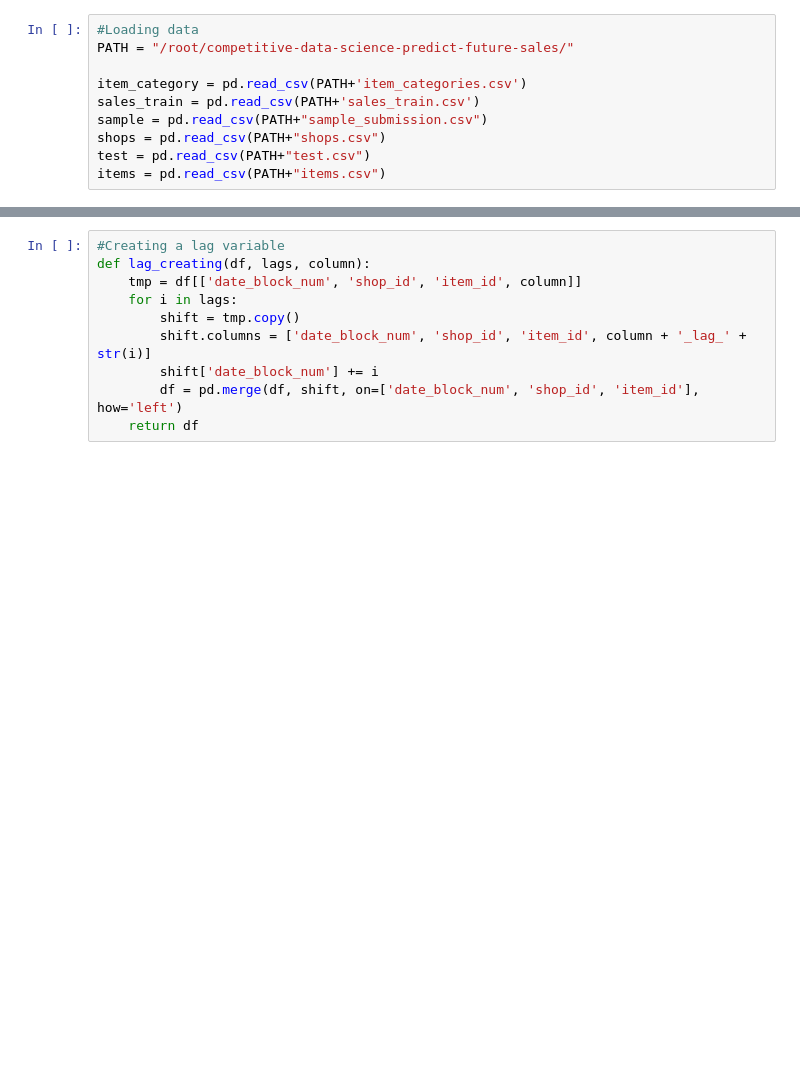
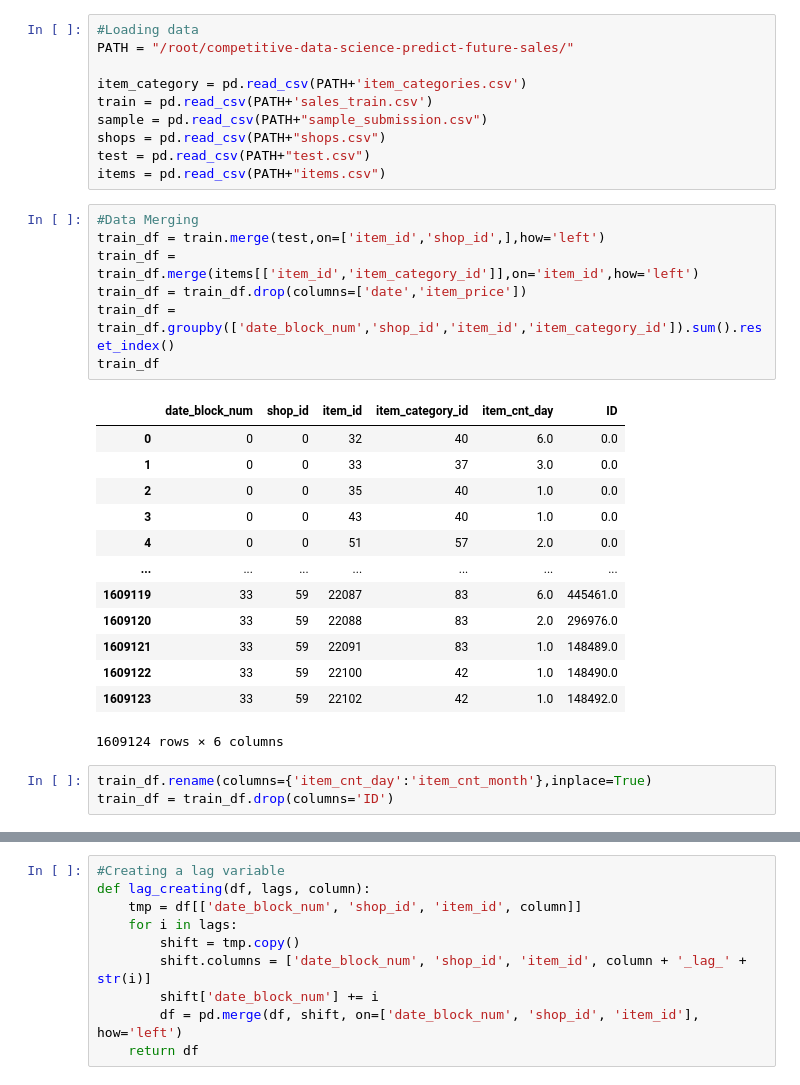
Before and after one commit to stpykag/competitive-data-science-predict-future-sales, a Jupyter notebook: prediction.ipynb, the cells around one changed output, grey strips where cells are left out. Cells and saved outputs as stored; diff of their text form; blank space fills up the shorter version.

```diff
--- a/prediction.ipynb
+++ b/prediction.ipynb
@@ -22,8 +13,32 @@ from googletrans import Translator
 PATH = "/root/competitive-data-science-predict-future-sales/"
 
 item_category = pd.read_csv(PATH+'item_categories.csv')
-sales_train = pd.read_csv(PATH+'sales_train.csv')
+train = pd.read_csv(PATH+'sales_train.csv')
 sample = pd.read_csv(PATH+"sample_submission.csv")
 shops = pd.read_csv(PATH+"shops.csv")
 test = pd.read_csv(PATH+"test.csv")
 items = pd.read_csv(PATH+"items.csv")
+# %%
+#Data Merging
+train_df = train.merge(test,on=['item_id','shop_id',],how='left')
+train_df = train_df.merge(items[['item_id','item_category_id']],on='item_id',how='left')
+train_df = train_df.drop(columns=['date','item_price'])
+train_df = train_df.groupby(['date_block_num','shop_id','item_id','item_category_id']).sum().reset_index()
+train_df
+# %% [output]
+|  | date_block_num | shop_id | item_id | item_category_id | item_cnt_day | ID |
+| 0 | 0 | 0 | 32 | 40 | 6.0 | 0.0 |
+| 1 | 0 | 0 | 33 | 37 | 3.0 | 0.0 |
+| 2 | 0 | 0 | 35 | 40 | 1.0 | 0.0 |
+| 3 | 0 | 0 | 43 | 40 | 1.0 | 0.0 |
+| 4 | 0 | 0 | 51 | 57 | 2.0 | 0.0 |
+| ... | ... | ... | ... | ... | ... | ... |
+| 1609119 | 33 | 59 | 22087 | 83 | 6.0 | 445461.0 |
+| 1609120 | 33 | 59 | 22088 | 83 | 2.0 | 296976.0 |
+| 1609121 | 33 | 59 | 22091 | 83 | 1.0 | 148489.0 |
+| 1609122 | 33 | 59 | 22100 | 42 | 1.0 | 148490.0 |
+| 1609123 | 33 | 59 | 22102 | 42 | 1.0 | 148492.0 |
+1609124 rows × 6 columns
+# %%
+train_df.rename(columns={'item_cnt_day':'item_cnt_month'},inplace=True)
+train_df = train_df.drop(columns='ID')
```
Also changed, not shown: parts of 45 cells of this notebook.
